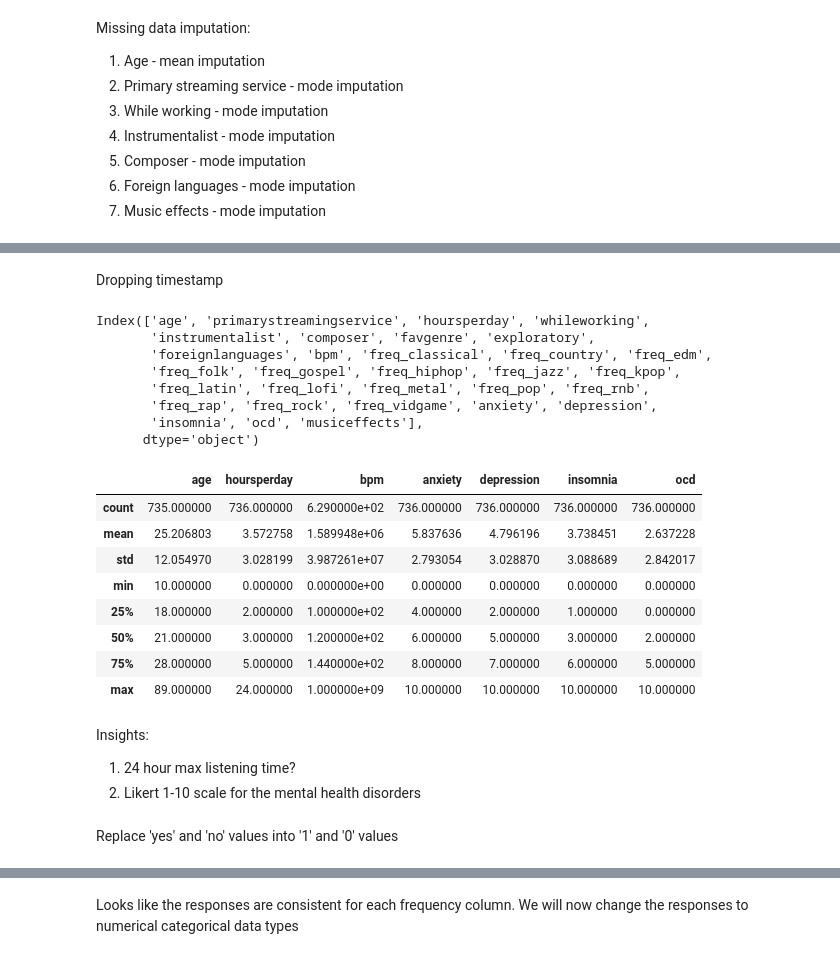
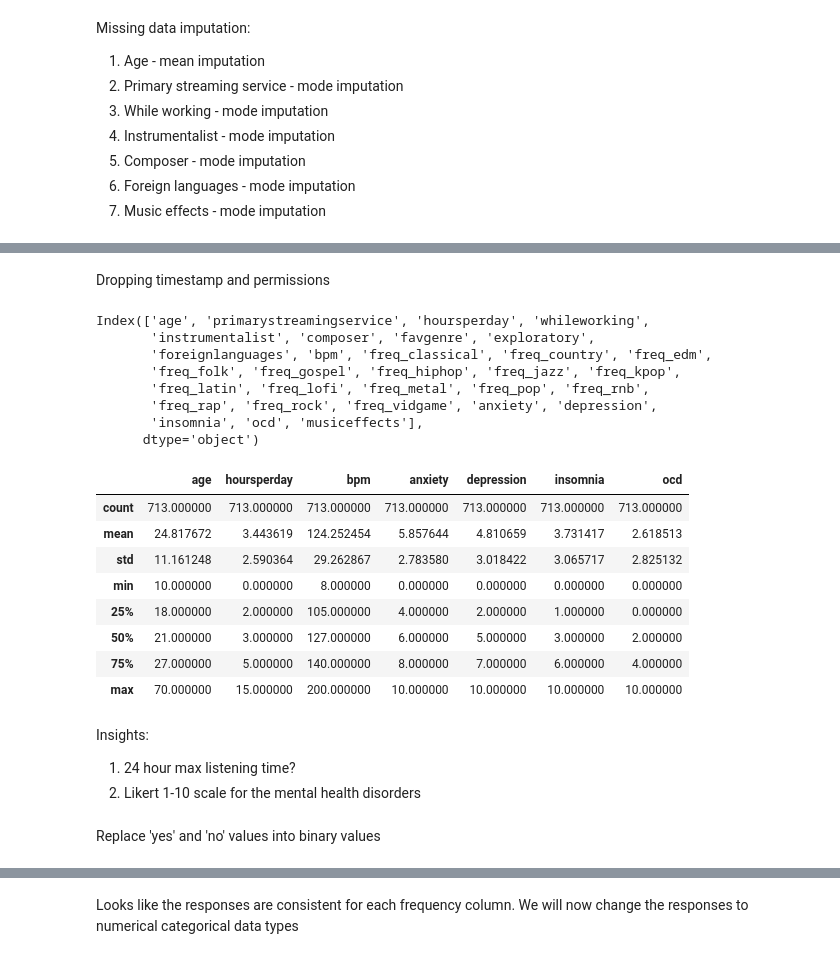
Before and after one commit to andre0422/mxmh_tensorflow, a Jupyter notebook: mxmh.ipynb, the cells around one changed output, grey strips where cells are left out. Cells and saved outputs as stored; diff of their text form; code cells hidden in the pictures.

```diff
--- a/mxmh.ipynb
+++ b/mxmh.ipynb
@@ -129,8 +177,17 @@ Missing data imputation:
+# %%
+age_index = df[df['age'] > 70].index
+df = df.drop(age_index, axis=0)
+# %%
+hoursDay_index = df[df['hoursperday'] > 15].index
+df = df.drop(hoursDay_index, axis=0)
+# %%
+bpm_index = df[(df['bpm'] > 200) | (df['bpm'] <= 0)].index
+df = df.drop(bpm_index, axis=0)
 # %% [markdown]
-Dropping timestamp
+Dropping timestamp and permissions
 # %%
-dataset = dataset.drop(columns=['timestamp', 'permissions'])
-dataset.columns
+df = df.drop(columns=['timestamp', 'permissions'])
+df.columns
 # %% [output]
 Index(['age', 'primarystreamingservice', 'hoursperday', 'whileworking',
        'instrumentalist', 'composer', 'favgenre', 'exploratory',
@@ -141,22 +198,22 @@ Index(['age', 'primarystreamingservice', 'hoursperday', 'whileworking',
        'insomnia', 'ocd', 'musiceffects'],
       dtype='object')
 # %%
-dataset.describe()
+df.describe()
 # %% [output]
 |  | age | hoursperday | bpm | anxiety | depression | insomnia | ocd |
-| count | 735.000000 | 736.000000 | 6.290000e+02 | 736.000000 | 736.000000 | 736.000000 | 736.000000 |
-| mean | 25.206803 | 3.572758 | 1.589948e+06 | 5.837636 | 4.796196 | 3.738451 | 2.637228 |
-| std | 12.054970 | 3.028199 | 3.987261e+07 | 2.793054 | 3.028870 | 3.088689 | 2.842017 |
-| min | 10.000000 | 0.000000 | 0.000000e+00 | 0.000000 | 0.000000 | 0.000000 | 0.000000 |
-| 25% | 18.000000 | 2.000000 | 1.000000e+02 | 4.000000 | 2.000000 | 1.000000 | 0.000000 |
-| 50% | 21.000000 | 3.000000 | 1.200000e+02 | 6.000000 | 5.000000 | 3.000000 | 2.000000 |
-| 75% | 28.000000 | 5.000000 | 1.440000e+02 | 8.000000 | 7.000000 | 6.000000 | 5.000000 |
-| max | 89.000000 | 24.000000 | 1.000000e+09 | 10.000000 | 10.000000 | 10.000000 | 10.000000 |
+| count | 713.000000 | 713.000000 | 713.000000 | 713.000000 | 713.000000 | 713.000000 | 713.000000 |
+| mean | 24.817672 | 3.443619 | 124.252454 | 5.857644 | 4.810659 | 3.731417 | 2.618513 |
+| std | 11.161248 | 2.590364 | 29.262867 | 2.783580 | 3.018422 | 3.065717 | 2.825132 |
+| min | 10.000000 | 0.000000 | 8.000000 | 0.000000 | 0.000000 | 0.000000 | 0.000000 |
+| 25% | 18.000000 | 2.000000 | 105.000000 | 4.000000 | 2.000000 | 1.000000 | 0.000000 |
+| 50% | 21.000000 | 3.000000 | 127.000000 | 6.000000 | 5.000000 | 3.000000 | 2.000000 |
+| 75% | 27.000000 | 5.000000 | 140.000000 | 8.000000 | 7.000000 | 6.000000 | 4.000000 |
+| max | 70.000000 | 15.000000 | 200.000000 | 10.000000 | 10.000000 | 10.000000 | 10.000000 |
 # %% [markdown]
 Insights:
 
 1. 24 hour max listening time?
 2. Likert 1-10 scale for the mental health disorders
 # %% [markdown]
-Replace 'yes' and 'no' values into '1' and '0' values
+Replace 'yes' and 'no' values into binary values
 # %%
```
Also changed, not shown: parts of 66 cells of this notebook.
